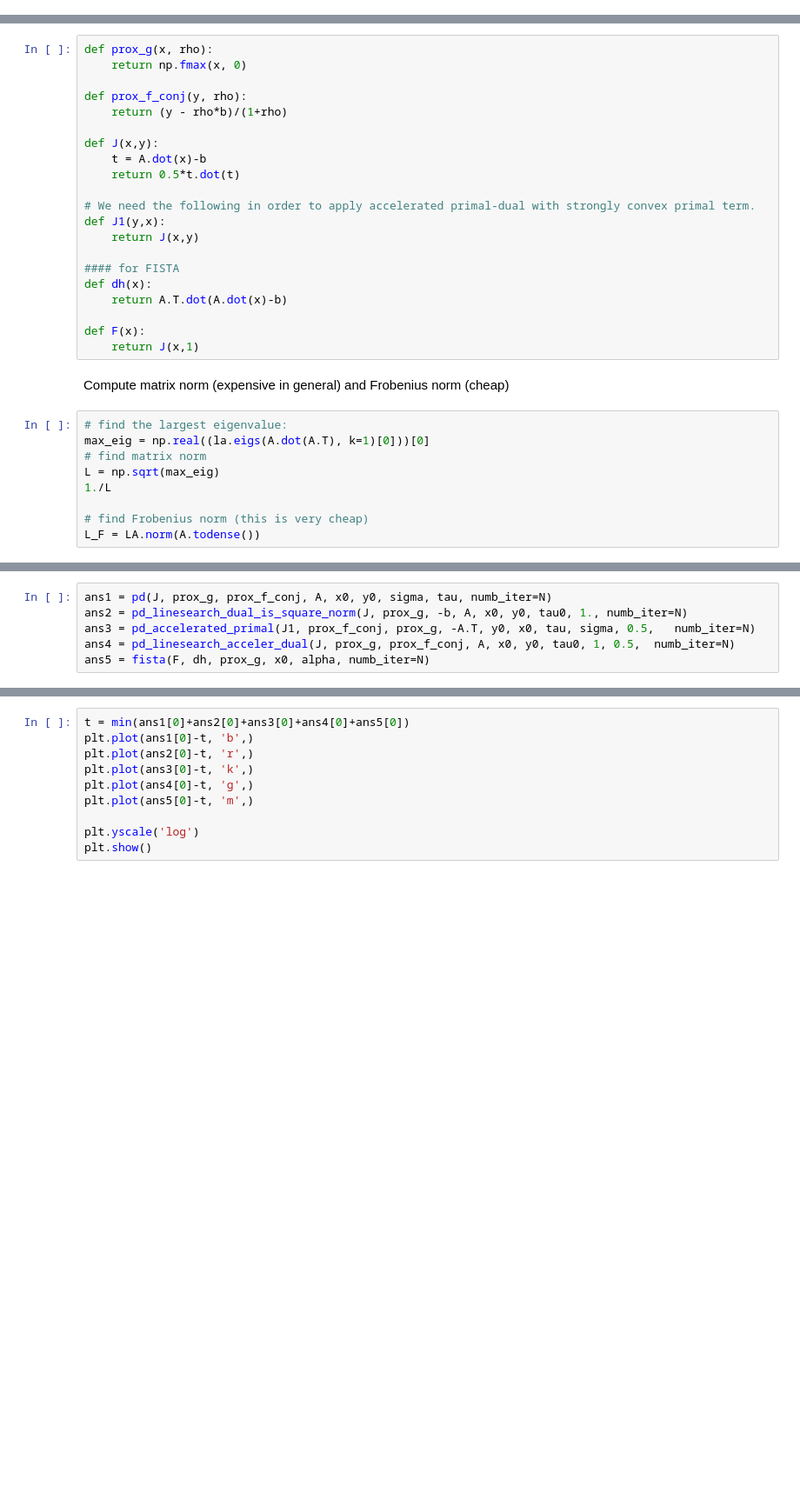
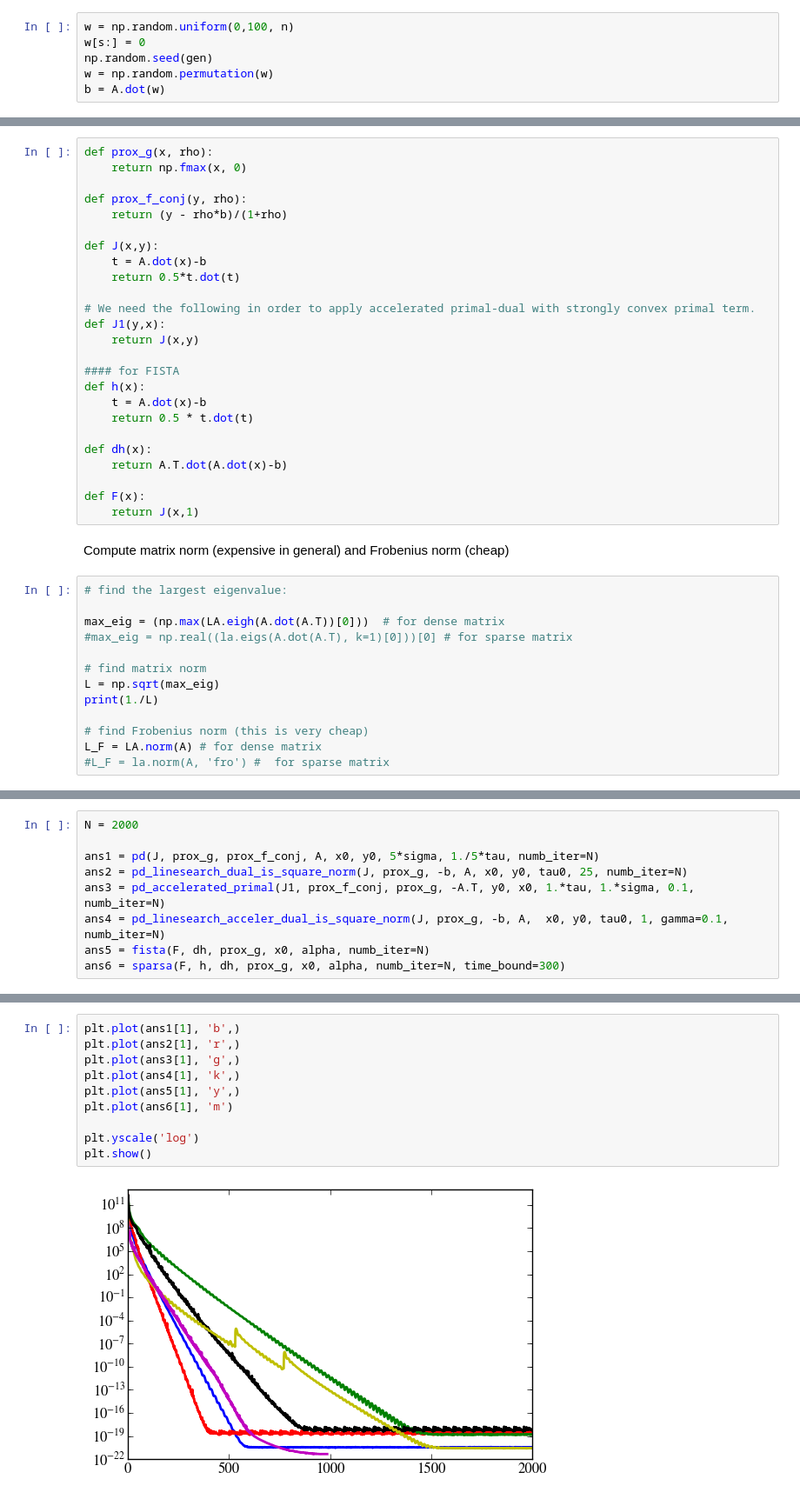
Before and after one commit to ymalitsky/primal-dual-linesearch, a Jupyter notebook: Nonnegative least-square.ipynb, the cells around one changed output, grey strips where cells are left out. Shown at 87% size. Drawn from its saved outputs; the diff is of its cells as text; blank space fills up the shorter version.

```diff
--- a/Nonnegative least-square.ipynb
+++ b/Nonnegative least-square.ipynb
@@ -64 +88,7 @@ b = np.random.normal(0,1,m)
+# %%
+w = np.random.uniform(0,100, n)
+w[s:] = 0
+np.random.seed(gen)
+w = np.random.permutation(w)
+b = A.dot(w)
 # %% [markdown]
@@ -79,6 +203,10 @@ def J1(y,x):
     return J(x,y)
 
 #### for FISTA
+def h(x):
+    t = A.dot(x)-b
+    return 0.5 * t.dot(t)
+
 def dh(x):
     return A.T.dot(A.dot(x)-b)
 
@@ -88,10 +216,14 @@ def F(x):
 Compute matrix norm (expensive in general) and Frobenius norm (cheap)
 # %%
 # find the largest eigenvalue:
-max_eig = np.real((la.eigs(A.dot(A.T), k=1)[0]))[0]
+
+max_eig = (np.max(LA.eigh(A.dot(A.T))[0]))  # for dense matrix
+#max_eig = np.real((la.eigs(A.dot(A.T), k=1)[0]))[0] # for sparse matrix
+
 # find matrix norm
 L = np.sqrt(max_eig)
-1./L
+print(1./L)
 
 # find Frobenius norm (this is very cheap)
-L_F = LA.norm(A.todense())
+L_F = LA.norm(A) # for dense matrix
+#L_F = la.norm(A, 'fro') #  for sparse matrix
@@ -112,8 +246,11 @@ tau0 = np.sqrt(min(m,n))/L_F  # for PDAL
 # %%
-ans1 = pd(J, prox_g, prox_f_conj, A, x0, y0, sigma, tau, numb_iter=N)
-ans2 = pd_linesearch_dual_is_square_norm(J, prox_g, -b, A, x0, y0, tau0, 1., numb_iter=N)
-ans3 = pd_accelerated_primal(J1, prox_f_conj, prox_g, -A.T, y0, x0, tau, sigma, 0.5,   numb_iter=N)
-ans4 = pd_linesearch_acceler_dual(J, prox_g, prox_f_conj, A, x0, y0, tau0, 1, 0.5,  numb_iter=N)
+N = 2000
+
+ans1 = pd(J, prox_g, prox_f_conj, A, x0, y0, 5*sigma, 1./5*tau, numb_iter=N)
+ans2 = pd_linesearch_dual_is_square_norm(J, prox_g, -b, A, x0, y0, tau0, 25, numb_iter=N)
+ans3 = pd_accelerated_primal(J1, prox_f_conj, prox_g, -A.T, y0, x0, 1.*tau, 1.*sigma, 0.1,   numb_iter=N)
+ans4 = pd_linesearch_acceler_dual_is_square_norm(J, prox_g, -b, A,  x0, y0, tau0, 1, gamma=0.1, numb_iter=N)
 ans5 = fista(F, dh, prox_g, x0, alpha, numb_iter=N)
+ans6 = sparsa(F, h, dh, prox_g, x0, alpha, numb_iter=N, time_bound=300)
 # %% [output]
 ----- Primal-dual method -----
@@ -129,10 +268,12 @@ Time execution: 0.0701711177826
 # %%
-t = min(ans1[0]+ans2[0]+ans3[0]+ans4[0]+ans5[0])
-plt.plot(ans1[0]-t, 'b',)
-plt.plot(ans2[0]-t, 'r',)
-plt.plot(ans3[0]-t, 'k',)
-plt.plot(ans4[0]-t, 'g',)
-plt.plot(ans5[0]-t, 'm',)
+plt.plot(ans1[1], 'b',)
+plt.plot(ans2[1], 'r',)
+plt.plot(ans3[1], 'g',)
+plt.plot(ans4[1], 'k',)
+plt.plot(ans5[1], 'y',)
+plt.plot(ans6[1], 'm')
 
 plt.yscale('log')
 plt.show()
+# %% [output]
+[figure, added]
```
Also changed, not shown: parts of 21 cells of this notebook, 17 other files.
